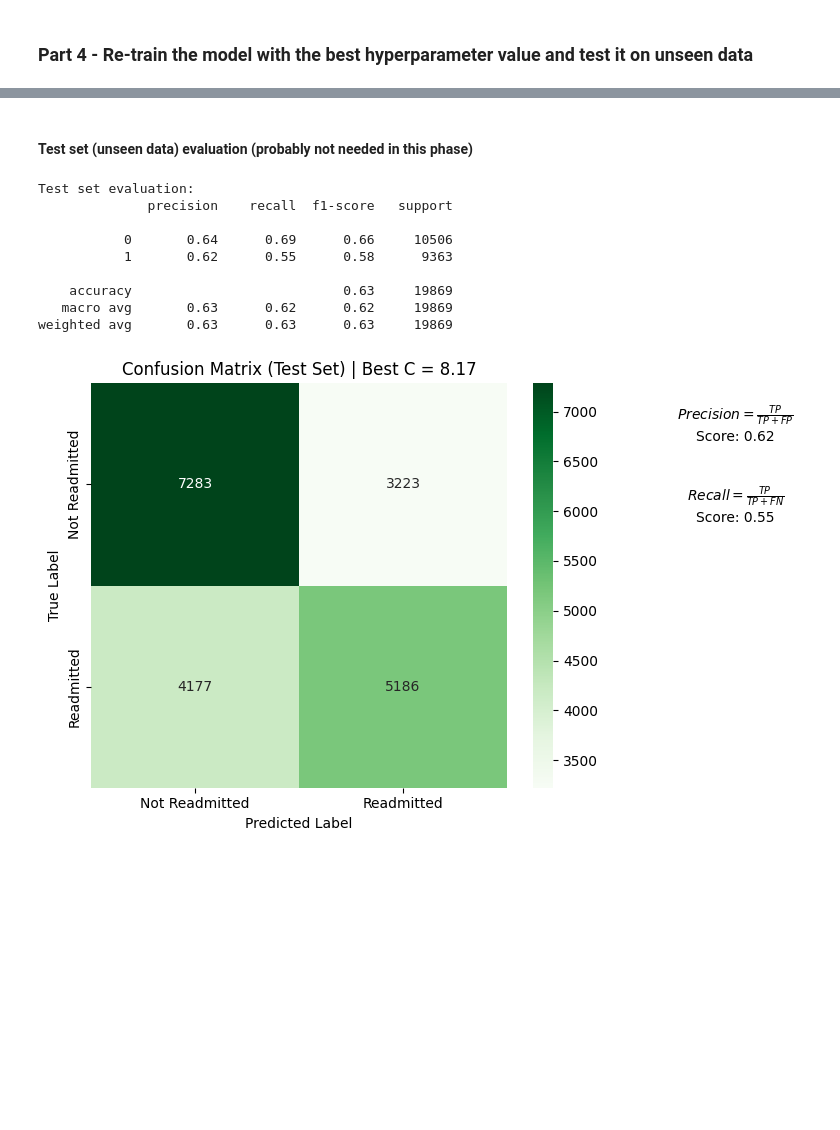
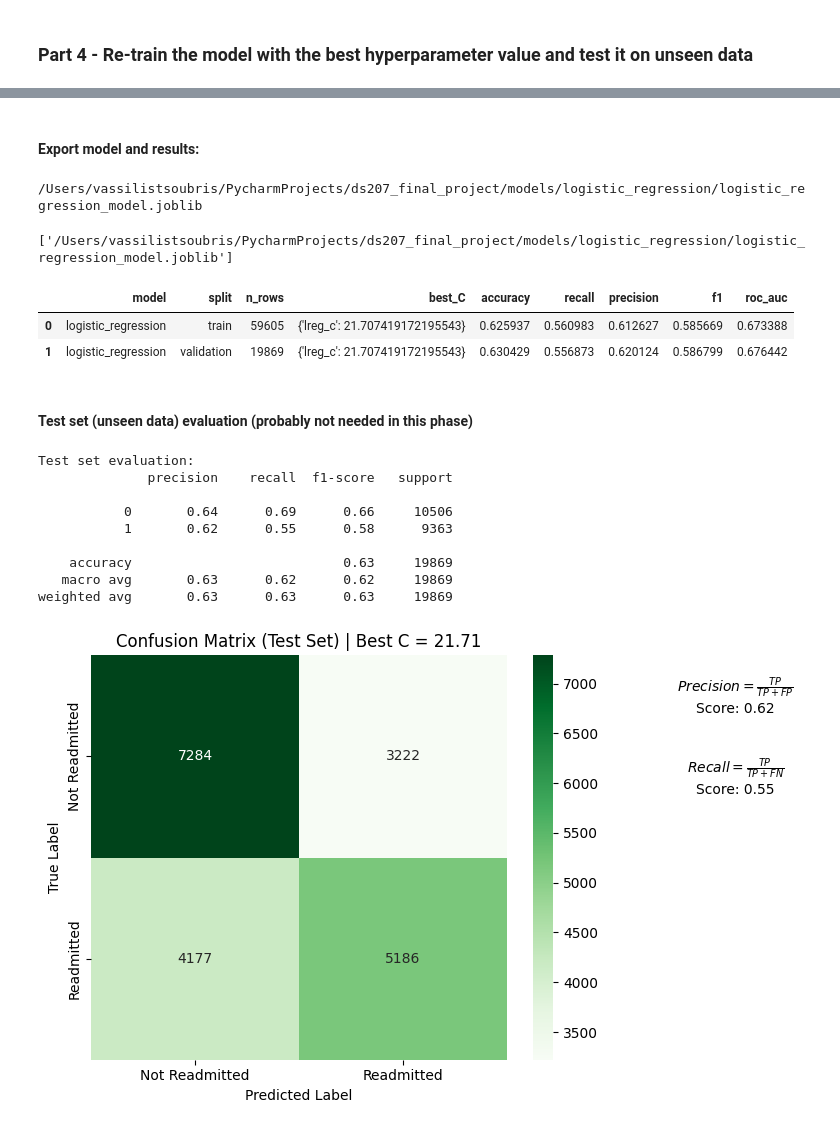
Before and after one commit to wip-0/ds207_final_project, a Jupyter notebook: notebook/logistic_regression/log_regr_vts.ipynb, the cells around one changed output, grey strips where cells are left out. Saved outputs shown, nothing was run; the diff lists cells and outputs as text; code cells hidden in the pictures; blank space fills up the shorter version.

```diff
--- a/notebook/logistic_regression/log_regr_vts.ipynb
+++ b/notebook/logistic_regression/log_regr_vts.ipynb
@@ -130,6 +139,7 @@ def evaluate_predictions(true_values, predictions, print_class_report = True):
         - recall: The recall score of the predictions.
         - precision: The precision score of the predictions.
         - f1: The F1-score of the predictions.
+        - acc: The accuracy score of the predictions.
         - cl_report: The full classification report as a string.
     :rtype: tuple[float, float, float, str]
     """
@@ -148,13 +158,20 @@ def evaluate_predictions(true_values, predictions, print_class_report = True):
     f1 = f1_score(
         y_true= true_values['readmitted'],
         y_pred= predictions)
+    # accuracy: (TP + TN) / (TP + TN + FP + FN)
+    acc = accuracy_score(
+        y_true= true_values['readmitted'],
+        y_pred= predictions
+    )
     # Classification report:
     cl_report = classification_report(
         y_true= true_values['readmitted'],
         y_pred= predictions,
         zero_division=0
     )
+
+
     if print_class_report:
         print(cl_report)
 
-    return recall, precision, f1, cl_report
+    return recall, precision, f1, acc, cl_report
@@ -459,3 +532,38 @@ from optuna.visualization import plot_slice
 # Objective value is the Recall score in the validation set.
 # lreg_c is the hyperparameter value used in optuna trial.
 plot_slice(study)
+# %% [markdown]
+#### **Export model and results:**
+# %%
+# model path:
+model_path = export_dir / 'logistic_regression_model.joblib'
+print(model_path)
+# %% [output]
+/Users/vassilistsoubris/PycharmProjects/ds207_final_project/models/logistic_regression/logistic_regression_model.joblib
+# %%
+# export model
+joblib.dump(best_lr, model_path)
+# %% [output]
+['/Users/vassilistsoubris/PycharmProjects/ds207_final_project/models/logistic_regression/logistic_regression_model.joblib']
+# %%
+# predictions on the test set
+# currently I do not use the test set,
+# since we are not using the test set for evaluation
+#commented: y_pred_ts = best_lr.predict(X=X_test_lr)
+
+# summing up results:
+results_df = pd.DataFrame([
+    build_results_row('train', df_ytrain, y_pred_tr, X_train_lr,
+                      best_parameters = study.best_params,  #dictionary
+                      best_model = best_lr),
+    build_results_row('validation', df_yval, y_pred_vl, X_val_lr,
+                      best_parameters = study.best_params,  #dictionary
+                      best_model = best_lr),
+    # commented: build_results_row('test', df_ytest, y_pred_ts, X_test_lr, best_model = best_lr),
+])
+
+results_df
+# %% [output]
+|  | model | split | n_rows | best_C | accuracy | recall | precision | f1 | roc_auc |
+| 0 | logistic_regression | train | 59605 | {'lreg_c': 21.707419172195543} | 0.625937 | 0.560983 | 0.612627 | 0.585669 | 0.673388 |
+| 1 | logistic_regression | validation | 19869 | {'lreg_c': 21.707419172195543} | 0.630429 | 0.556873 | 0.620124 | 0.586799 | 0.676442 |
@@ -464,31 +575,31 @@ plot_slice(study)
 # %%
 # use the best model to make predictions on the test set (unseen data)
 y_pred_ts = best_lr.predict(X = X_test_lr)
 
 print('Test set evaluation:')
 # test set metrics:
-recall_ts, _, _, _ = \
+recall_ts, _, _, _, _ = \
     evaluate_predictions(true_values = df_ytest,
                          predictions = y_pred_ts,
                          print_class_report = True)
 
 # confusion matrix-validation set
 results_cm_test = \
     plot_confusion_matrix(df_ytest['readmitted'],
                       y_pred_ts, #test set predictions
                       class_names= ['Not Readmitted', 'Readmitted'],
                       fig_size= (8,5),
                       title= 'Confusion Matrix (Test Set) | Best C = {:.2f}'.format(best_C),
                       colour_map = 'Greens'
                       )
 # %% [output]
 Test set evaluation:
               precision    recall  f1-score   support
 
            0       0.64      0.69      0.66     10506
            1       0.62      0.55      0.58      9363
 
     accuracy                           0.63     19869
    macro avg       0.63      0.62      0.62     19869
 weighted avg       0.63      0.63      0.63     19869
-[figure, old version]
+[figure, new version]
```
Also changed, not shown: parts of 14 cells of this notebook, 5 other files.
